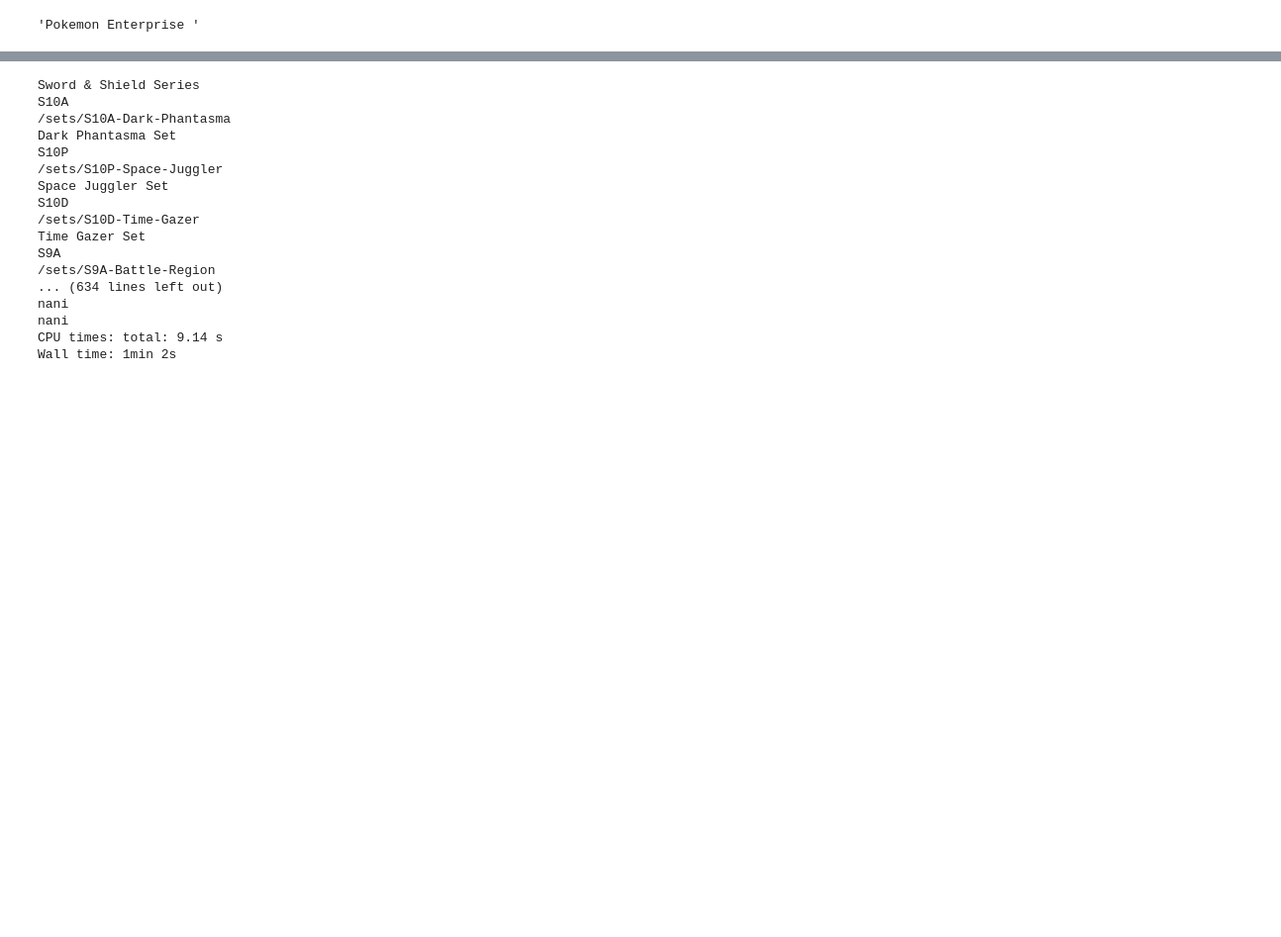
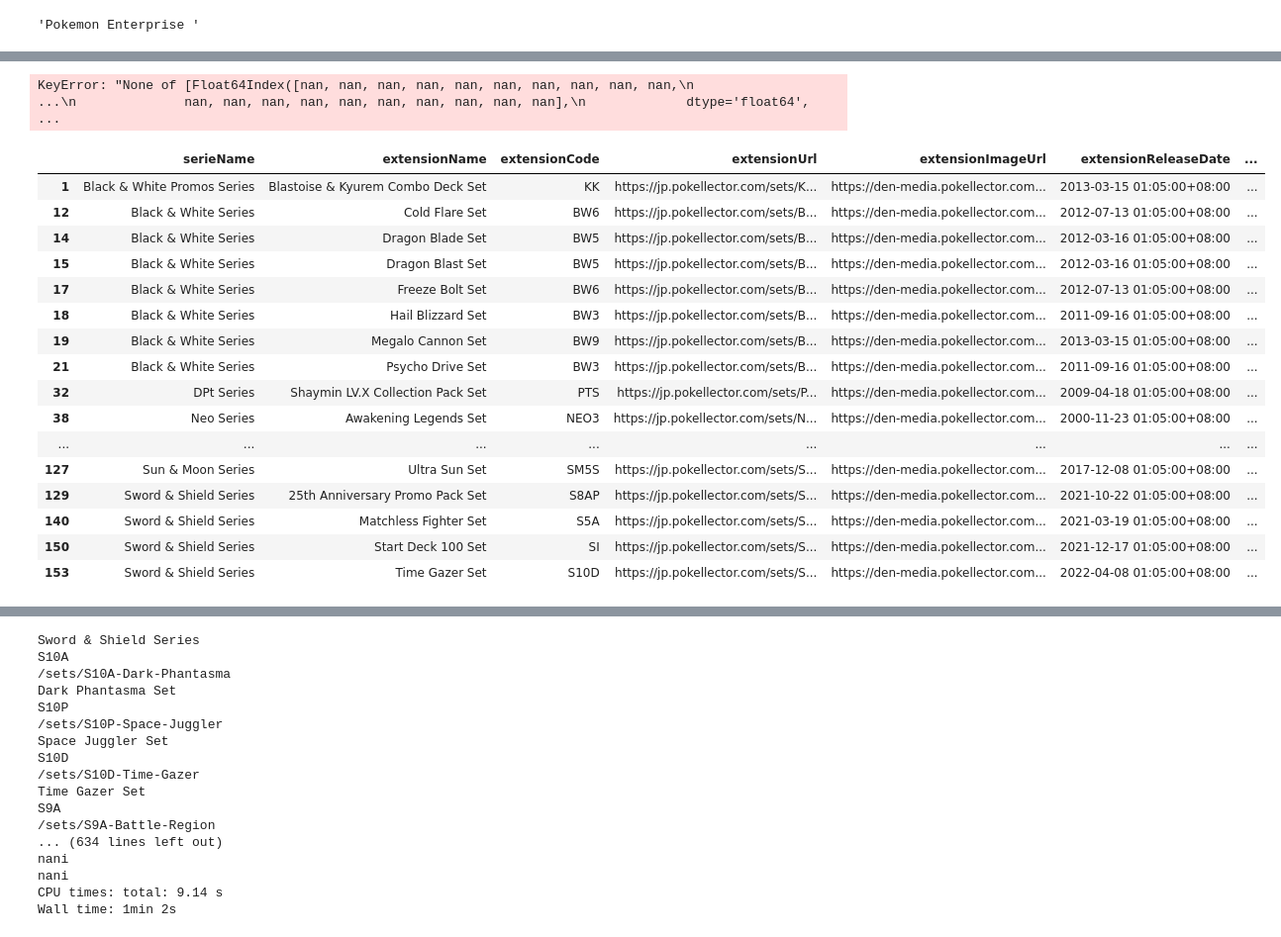
Before and after one commit to maxpr/pokemon-tcg-tracker, a Jupyter notebook: notebooks/pokemon-api.ipynb, the cells around one changed output, grey strips where cells are left out. Shown: that part at 99% size. Drawn from its saved outputs; the diff is of its cells as text; code cells hidden in the pictures; blank space fills up the shorter version.

```diff
--- a/notebooks/pokemon-api.ipynb
+++ b/notebooks/pokemon-api.ipynb
@@ -349,0 +376,2 @@ for index, card in enumerate(all_cards):
+# %%
+df_ext = db.query_dataframe("SELECT * from pokemon.extensions")
@@ -349,0 +394,26 @@ for index, card in enumerate(all_cards):
+# %%
+adf_ext[df_ext['ownedNJum']]
+# %% [output]
+KeyError: "None of [Float64Index([nan, nan, nan, nan, nan, nan, nan, nan, nan, nan,\n              ...\n              nan, nan, nan, nan, nan, nan, nan, nan, nan, nan],\n             dtype='float64',  ...
+# %%
+df_ext['percentage'] = df_ext[['extensionCode', 'extensionCardNumber']].apply(lambda x : group.loc[x[0]][0]/x[1] if x[0] in group.index else 0, axis=1)
+# %%
+df_ext[df_ext['percentage']!=0]
+# %% [output]
+|  | serieName | extensionName | extensionCode | extensionUrl | extensionImageUrl | extensionReleaseDate | ... |
+| 1 | Black & White Promos Series | Blastoise & Kyurem Combo Deck Set | KK | https://jp.pokellector.com/sets/K... | https://den-media.pokellector.com... | 2013-03-15 01:05:00+08:00 | ... |
+| 12 | Black & White Series | Cold Flare Set | BW6 | https://jp.pokellector.com/sets/B... | https://den-media.pokellector.com... | 2012-07-13 01:05:00+08:00 | ... |
+| 14 | Black & White Series | Dragon Blade Set | BW5 | https://jp.pokellector.com/sets/B... | https://den-media.pokellector.com... | 2012-03-16 01:05:00+08:00 | ... |
+| 15 | Black & White Series | Dragon Blast Set | BW5 | https://jp.pokellector.com/sets/B... | https://den-media.pokellector.com... | 2012-03-16 01:05:00+08:00 | ... |
+| 17 | Black & White Series | Freeze Bolt Set | BW6 | https://jp.pokellector.com/sets/B... | https://den-media.pokellector.com... | 2012-07-13 01:05:00+08:00 | ... |
+| 18 | Black & White Series | Hail Blizzard Set | BW3 | https://jp.pokellector.com/sets/B... | https://den-media.pokellector.com... | 2011-09-16 01:05:00+08:00 | ... |
+| 19 | Black & White Series | Megalo Cannon Set | BW9 | https://jp.pokellector.com/sets/B... | https://den-media.pokellector.com... | 2013-03-15 01:05:00+08:00 | ... |
+| 21 | Black & White Series | Psycho Drive Set | BW3 | https://jp.pokellector.com/sets/B... | https://den-media.pokellector.com... | 2011-09-16 01:05:00+08:00 | ... |
+| 32 | DPt Series | Shaymin LV.X Collection Pack Set | PTS | https://jp.pokellector.com/sets/P... | https://den-media.pokellector.com... | 2009-04-18 01:05:00+08:00 | ... |
+| 38 | Neo Series | Awakening Legends Set | NEO3 | https://jp.pokellector.com/sets/N... | https://den-media.pokellector.com... | 2000-11-23 01:05:00+08:00 | ... |
+| ... | ... | ... | ... | ... | ... | ... | ... |
+| 127 | Sun & Moon Series | Ultra Sun Set | SM5S | https://jp.pokellector.com/sets/S... | https://den-media.pokellector.com... | 2017-12-08 01:05:00+08:00 | ... |
+| 129 | Sword & Shield Series | 25th Anniversary Promo Pack Set | S8AP | https://jp.pokellector.com/sets/S... | https://den-media.pokellector.com... | 2021-10-22 01:05:00+08:00 | ... |
+| 140 | Sword & Shield Series | Matchless Fighter Set | S5A | https://jp.pokellector.com/sets/S... | https://den-media.pokellector.com... | 2021-03-19 01:05:00+08:00 | ... |
+| 150 | Sword & Shield Series | Start Deck 100 Set | SI | https://jp.pokellector.com/sets/S... | https://den-media.pokellector.com... | 2021-12-17 01:05:00+08:00 | ... |
+| 153 | Sword & Shield Series | Time Gazer Set | S10D | https://jp.pokellector.com/sets/S... | https://den-media.pokellector.com... | 2022-04-08 01:05:00+08:00 | ... |
```
Also changed, not shown: parts of 18 cells of this notebook, 10 other files.
